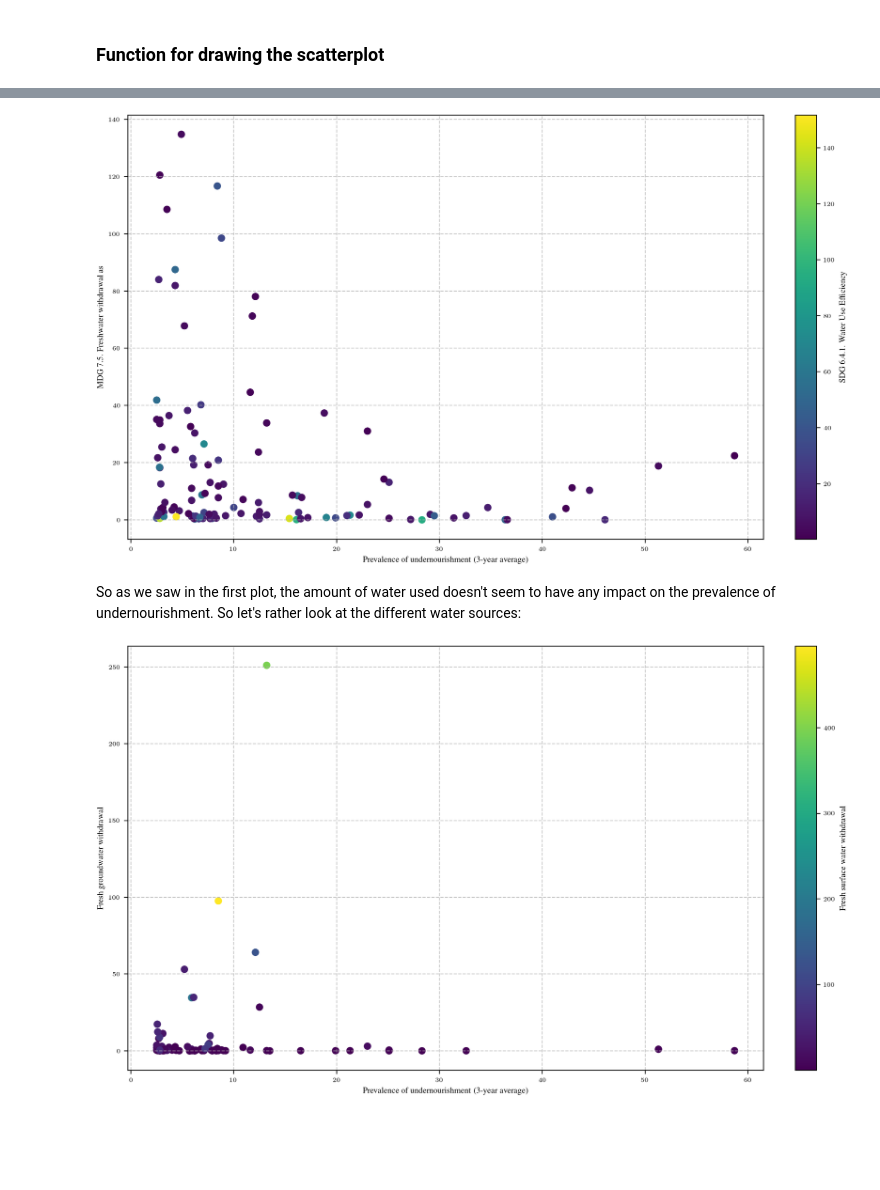
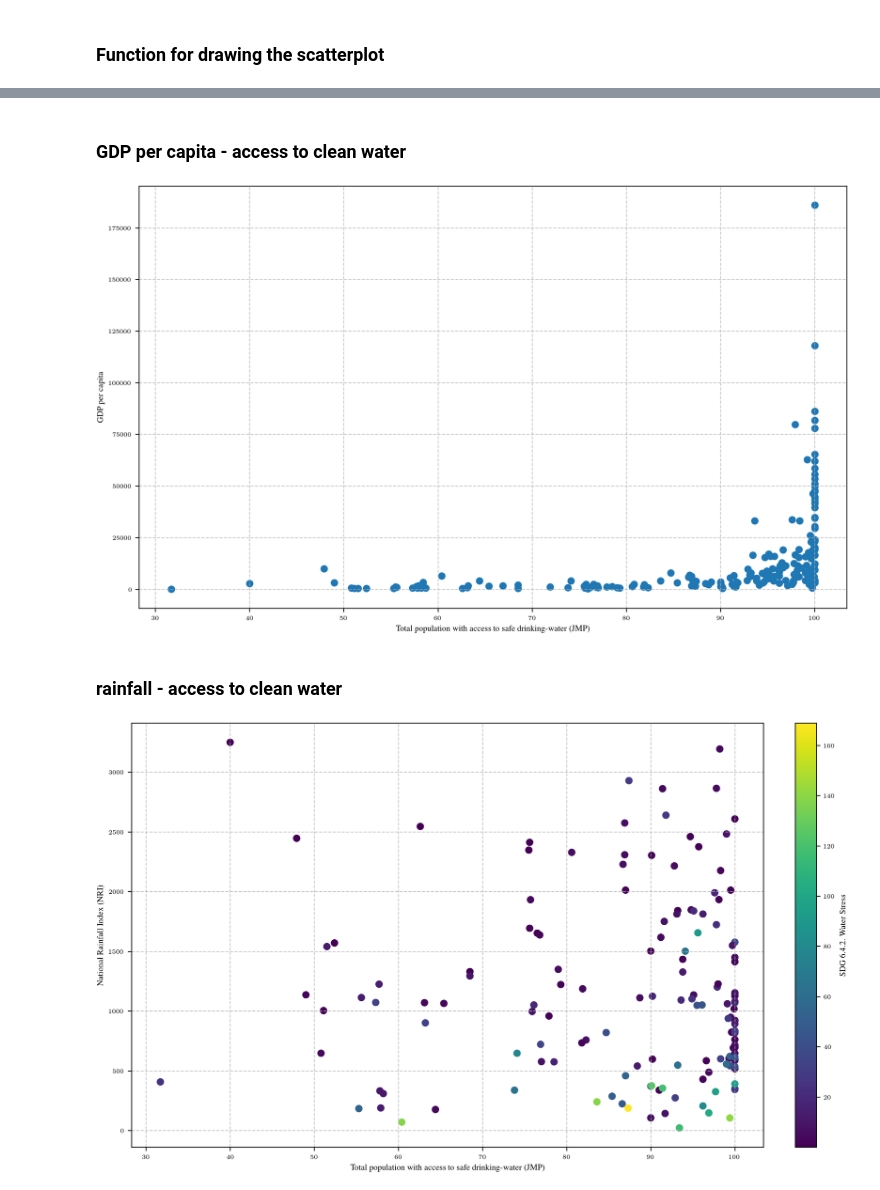
Before and after one commit to am9zZWY/team-aqua, a Jupyter notebook: exp/exp_scatterplot.ipynb, the cells around one changed output, grey strips where cells are left out. Cells and saved outputs as stored; diff of their text form; code cells hidden in the pictures; blank space fills up the shorter version.

```diff
--- a/exp/exp_scatterplot.ipynb
+++ b/exp/exp_scatterplot.ipynb
@@ -114,21 +121,19 @@ scatterplot(relevant_vars, 2020, False)
-# %%
-
-relevant_vars = ['Prevalence of undernourishment (3-year average)',
-                 'MDG 7.5. Freshwater withdrawal as % of total renewable water resources',
-                 'SDG 6.4.1. Water Use Efficiency']
-
-scatterplot(relevant_vars, 2018, False)
-# %% [output]
-[figure, removed]
 # %% [markdown]
-So as we saw in the first plot, the amount of water used doesn't seem to have any impact on the prevalence of undernourishment. So let's rather look at the different water sources:
+### GDP per capita - access to clean water
 # %%
-#TODO: this need to be in percent of total withdrawal
-
-relevant_vars = ['Prevalence of undernourishment (3-year average)',
-                 'Fresh groundwater withdrawal',
-                 'Fresh surface water withdrawal']
+relevant_vars = ['Total population with access to safe drinking-water (JMP)',
+                 'GDP per capita']
 
 scatterplot(relevant_vars, 2018, False)
 # %% [output]
-[figure, old version]
+[figure, new version]
+# %% [markdown]
+### rainfall - access to clean water
+# %%
+relevant_vars = ['Total population with access to safe drinking-water (JMP)',
+                 'National Rainfall Index (NRI)',
+                 'SDG 6.4.2. Water Stress']
+
+scatterplot(relevant_vars, 2018, False)
+# %% [output]
+[figure, added]
```
Also changed, not shown: parts of 16 cells of this notebook.
